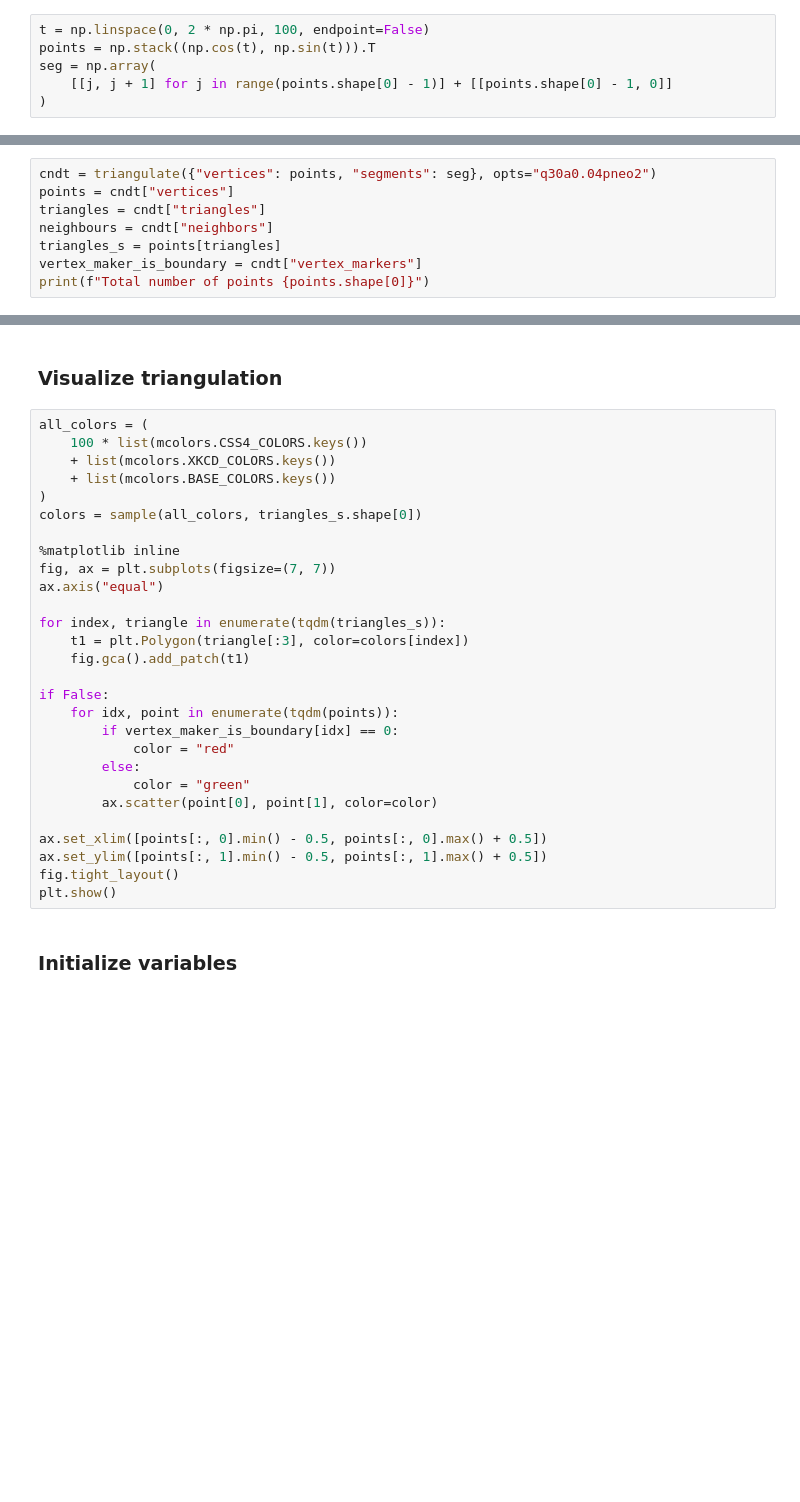
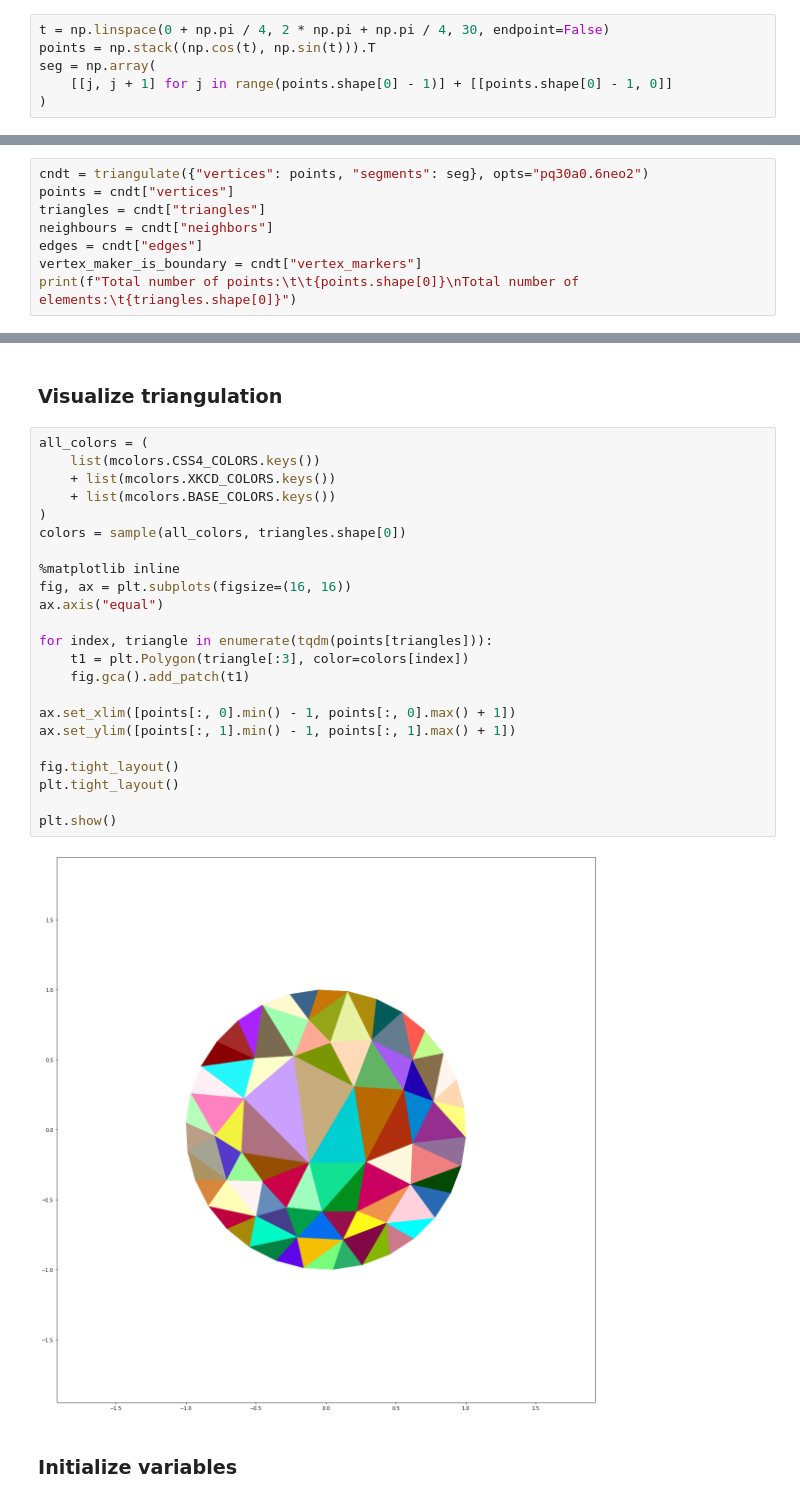
Before and after one commit to kamosevoyan/Diploma_work, a Jupyter notebook: Notebooks/Solutions/Biharmonic_equation_solution_on_polygonal_domain_argyris.ipynb, the cells around one changed output, grey strips where cells are left out. Cells and saved outputs as stored; diff of their text form; blank space fills up the shorter version.

```diff
--- a/Notebooks/Solutions/Biharmonic_equation_solution_on_polygonal_domain_argyris.ipynb
+++ b/Notebooks/Solutions/Biharmonic_equation_solution_on_polygonal_domain_argyris.ipynb
@@ -23,7 +26,7 @@ basis_integral_values = dill.load(open("../calculations/FUNC_A", "rb"))
 # %% [markdown]
 ### Initialize the domain
 # %%
-t = np.linspace(0, 2 * np.pi, 100, endpoint=False)
+t = np.linspace(0 + np.pi / 4, 2 * np.pi + np.pi / 4, 30, endpoint=False)
 points = np.stack((np.cos(t), np.sin(t))).T
 seg = np.array(
     [[j, j + 1] for j in range(points.shape[0] - 1)] + [[points.shape[0] - 1, 0]]
@@ -31,10 +34,10 @@ seg = np.array(
 # %% [markdown]
 ### Run triangulation
 # %%
-cndt = triangulate({"vertices": points, "segments": seg}, opts="q30a0.04pneo2")
+cndt = triangulate({"vertices": points, "segments": seg}, opts="pq30a0.6neo2")
 points = cndt["vertices"]
 triangles = cndt["triangles"]
 neighbours = cndt["neighbors"]
-triangles_s = points[triangles]
+edges = cndt["edges"]
 vertex_maker_is_boundary = cndt["vertex_markers"]
-print(f"Total number of points {points.shape[0]}")
+print(f"Total number of points:\t\t{points.shape[0]}\nTotal number of elements:\t{triangles.shape[0]}")
@@ -56,32 +52,29 @@ is_middle = get_middle_indices(points.shape[0], triangles)
 ### Visualize triangulation
 # %%
 all_colors = (
-    100 * list(mcolors.CSS4_COLORS.keys())
+    list(mcolors.CSS4_COLORS.keys())
     + list(mcolors.XKCD_COLORS.keys())
     + list(mcolors.BASE_COLORS.keys())
 )
-colors = sample(all_colors, triangles_s.shape[0])
+colors = sample(all_colors, triangles.shape[0])
 
 %matplotlib inline
-fig, ax = plt.subplots(figsize=(7, 7))
+fig, ax = plt.subplots(figsize=(16, 16))
 ax.axis("equal")
 
-for index, triangle in enumerate(tqdm(triangles_s)):
+for index, triangle in enumerate(tqdm(points[triangles])):
     t1 = plt.Polygon(triangle[:3], color=colors[index])
     fig.gca().add_patch(t1)
 
-if False:
-    for idx, point in enumerate(tqdm(points)):
-        if vertex_maker_is_boundary[idx] == 0:
-            color = "red"
-        else:
-            color = "green"
-        ax.scatter(point[0], point[1], color=color)
+ax.set_xlim([points[:, 0].min() - 1, points[:, 0].max() + 1])
+ax.set_ylim([points[:, 1].min() - 1, points[:, 1].max() + 1])
 
-ax.set_xlim([points[:, 0].min() - 0.5, points[:, 0].max() + 0.5])
-ax.set_ylim([points[:, 1].min() - 0.5, points[:, 1].max() + 0.5])
 fig.tight_layout()
+plt.tight_layout()
+
 plt.show()
+# %% [output]
+[figure, added]
 # %% [markdown]
 ### Initialize variables
 # %%
```
Also changed, not shown: parts of 24 cells of this notebook, 8 other files.
